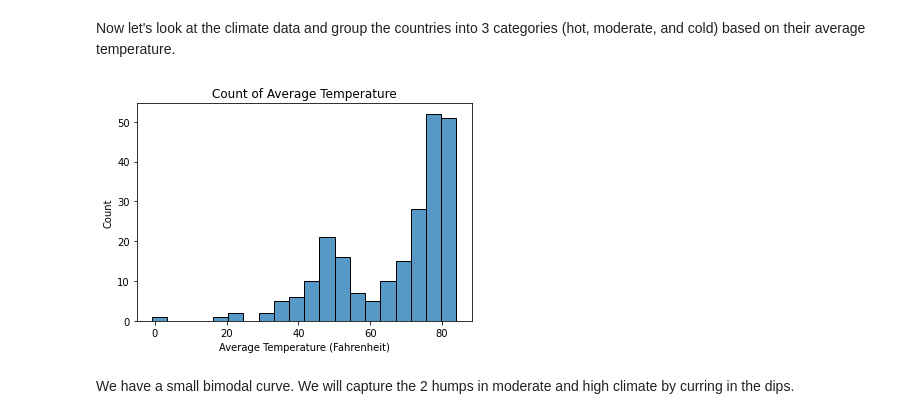
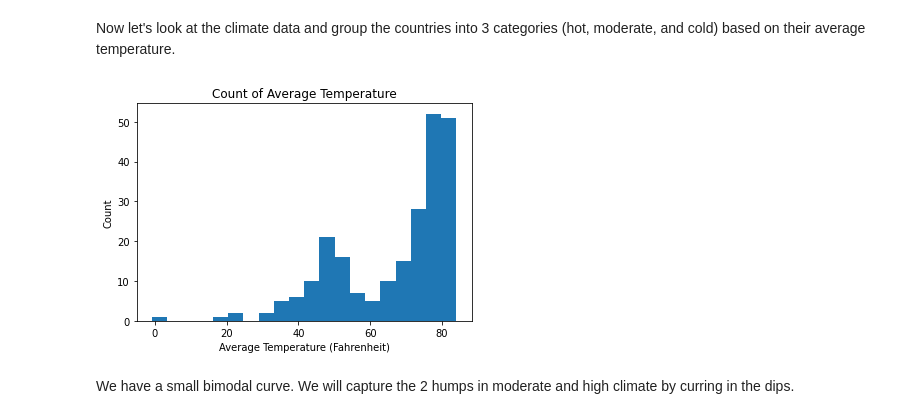
Before and after one commit to speedytmark/Draft_Project, a Jupyter notebook: TMark_ESullivan_4447_Final_Project_Olympics.ipynb, the cells around one changed output. Saved outputs shown, nothing was run; the diff lists cells and outputs as text; code cells hidden in the pictures.

```diff
--- a/TMark_ESullivan_4447_Final_Project_Olympics.ipynb
+++ b/TMark_ESullivan_4447_Final_Project_Olympics.ipynb
@@ -955,13 +966,13 @@ plt.show()
 Now let's look at the climate data and group the countries into 3 categories (hot, moderate, and cold) based on their average temperature.
 # %%
 # Histogram of Average Temperature
-sns.histplot(country_temps, bins=20)
+plt.hist(country_temps, bins=20)
 plt.xlabel('Average Temperature (Fahrenheit)')
 plt.ylabel('Count')
 plt.title('Count of Average Temperature')
 plt.show()
 # %% [output]
-[figure, old version]
+[figure, new version]
 # %% [markdown]
 We have a small bimodal curve. We will capture the 2 humps in moderate and high climate by curring in the dips.
 # %%
```
Also changed, not shown: parts of 85 cells of this notebook.
